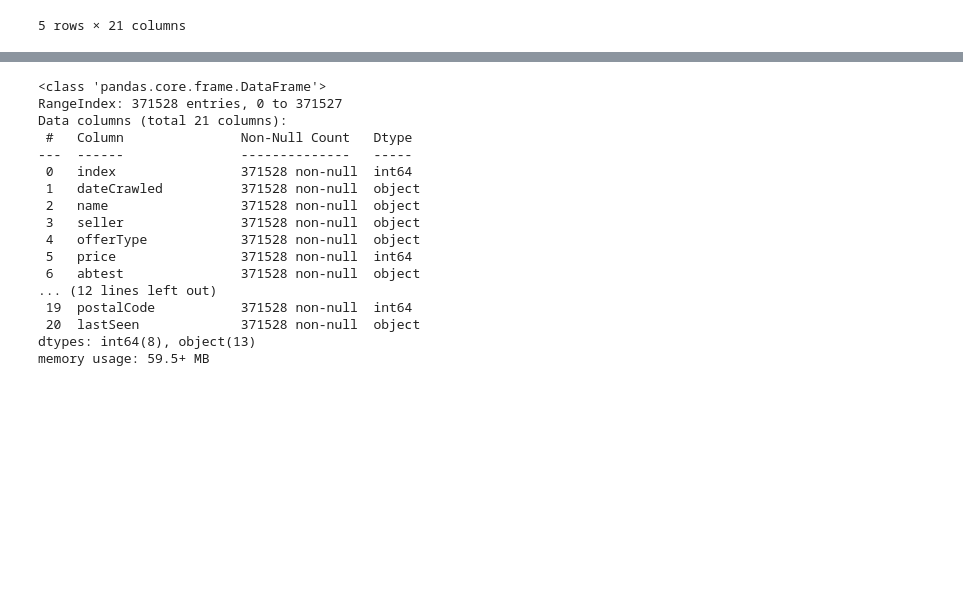
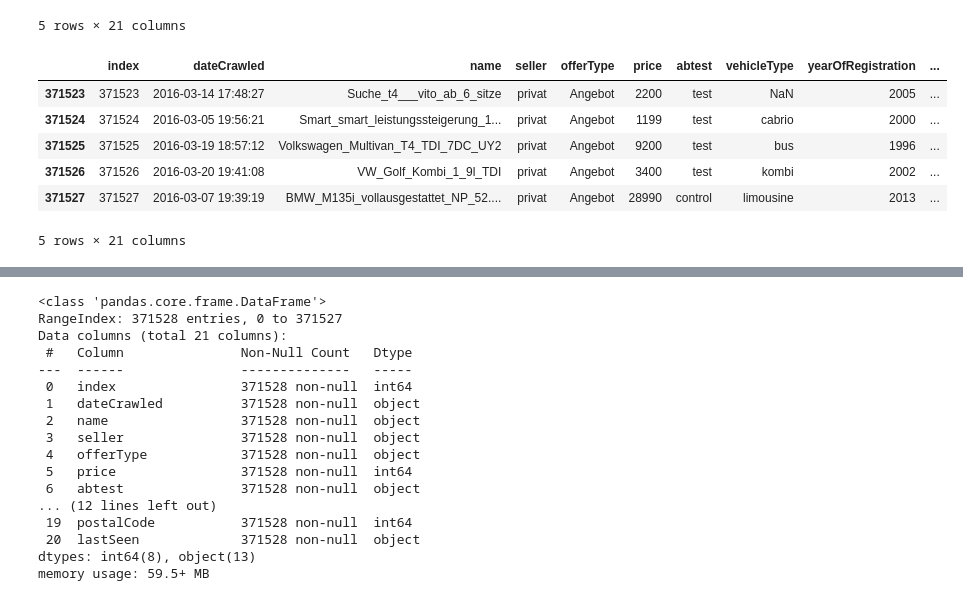
Before and after one commit to davronbek-malikov/MLFoundation, a Jupyter notebook: Sherzod_dev/12-dars/final.ipynb, the cells around one changed output, grey strips where cells are left out. Drawn from its saved outputs; the diff is of its cells as text; code cells hidden in the pictures; blank space fills up the shorter version.

```diff
--- a/Sherzod_dev/12-dars/final.ipynb
+++ b/Sherzod_dev/12-dars/final.ipynb
@@ -12,3 +12,13 @@ df.head()
 | 3 | 3 | 2016-03-17 16:54:04 | GOLF_4_1_4__3TÜRER | privat | Angebot | 1500 | test | kleinwagen | 2001 | ... |
 | 4 | 4 | 2016-03-31 17:25:20 | Skoda_Fabia_1.4_TDI_PD_Classic | privat | Angebot | 3600 | test | kleinwagen | 2008 | ... |
 5 rows × 21 columns
+# %%
+df.tail()  # patidan
+# %% [output]
+|  | index | dateCrawled | name | seller | offerType | price | abtest | vehicleType | yearOfRegistration | ... |
+| 371523 | 371523 | 2016-03-14 17:48:27 | Suche_t4___vito_ab_6_sitze | privat | Angebot | 2200 | test | NaN | 2005 | ... |
+| 371524 | 371524 | 2016-03-05 19:56:21 | Smart_smart_leistungssteigerung_1... | privat | Angebot | 1199 | test | cabrio | 2000 | ... |
+| 371525 | 371525 | 2016-03-19 18:57:12 | Volkswagen_Multivan_T4_TDI_7DC_UY2 | privat | Angebot | 9200 | test | bus | 1996 | ... |
+| 371526 | 371526 | 2016-03-20 19:41:08 | VW_Golf_Kombi_1_9l_TDI | privat | Angebot | 3400 | test | kombi | 2002 | ... |
+| 371527 | 371527 | 2016-03-07 19:39:19 | BMW_M135i_vollausgestattet_NP_52.... | privat | Angebot | 28990 | control | limousine | 2013 | ... |
+5 rows × 21 columns
```
Also changed, not shown: parts of 19 cells of this notebook, 2 other files.
